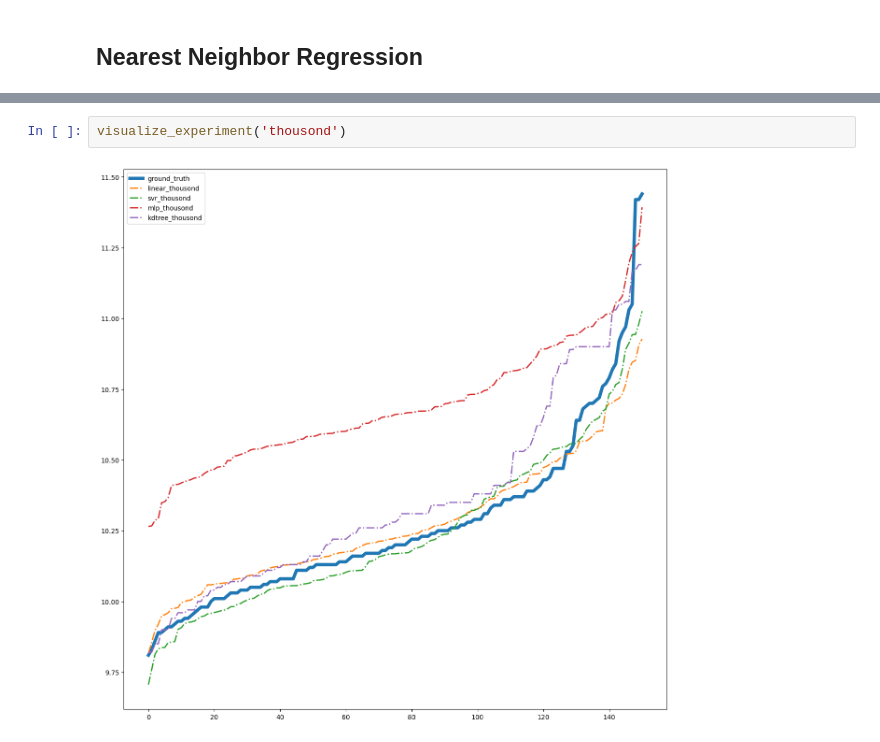
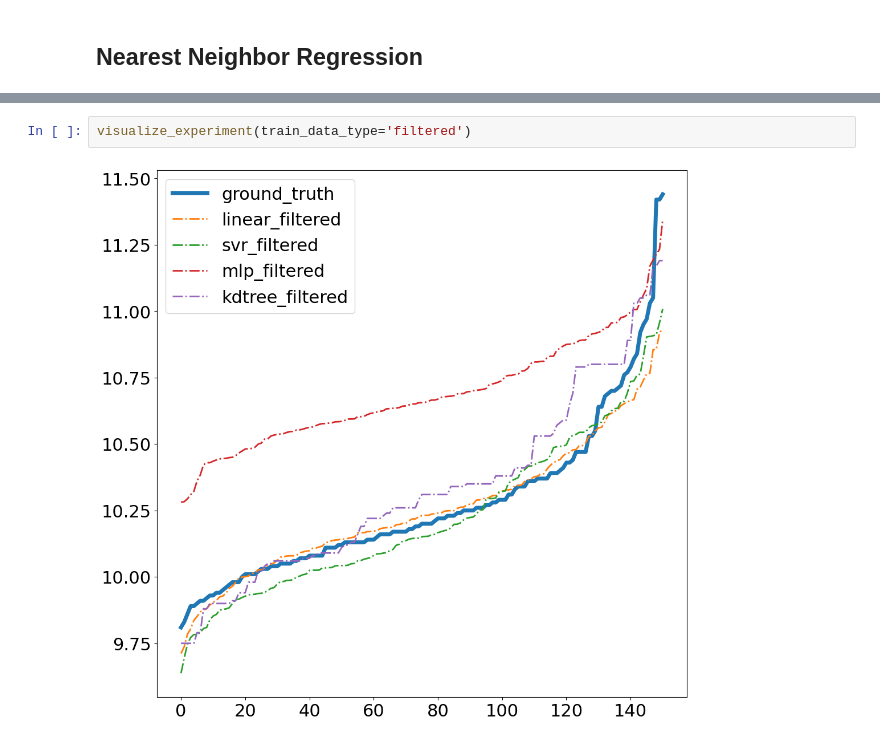
Before and after one commit to ailuropodaWu/NYCU-AI-Capstone, a Jupyter notebook: Project1/algorithm.ipynb, the cells around one changed output, grey strips where cells are left out. Drawn from its saved outputs; the diff is of its cells as text.

```diff
--- a/Project1/algorithm.ipynb
+++ b/Project1/algorithm.ipynb
@@ -223,7 +268,7 @@ visualize_experiment('hundred')
-# %%
-visualize_experiment('thousond')
-# %% [output]
-[figure, removed]
+# %%
+visualize_experiment(train_data_type='filtered')
+# %% [output]
+[figure, added]
 # %%
 visualize_experiment(algorithm_type='kdtree')
 # %% [output]
```
Also changed, not shown: parts of 11 cells of this notebook, 1 other file.
